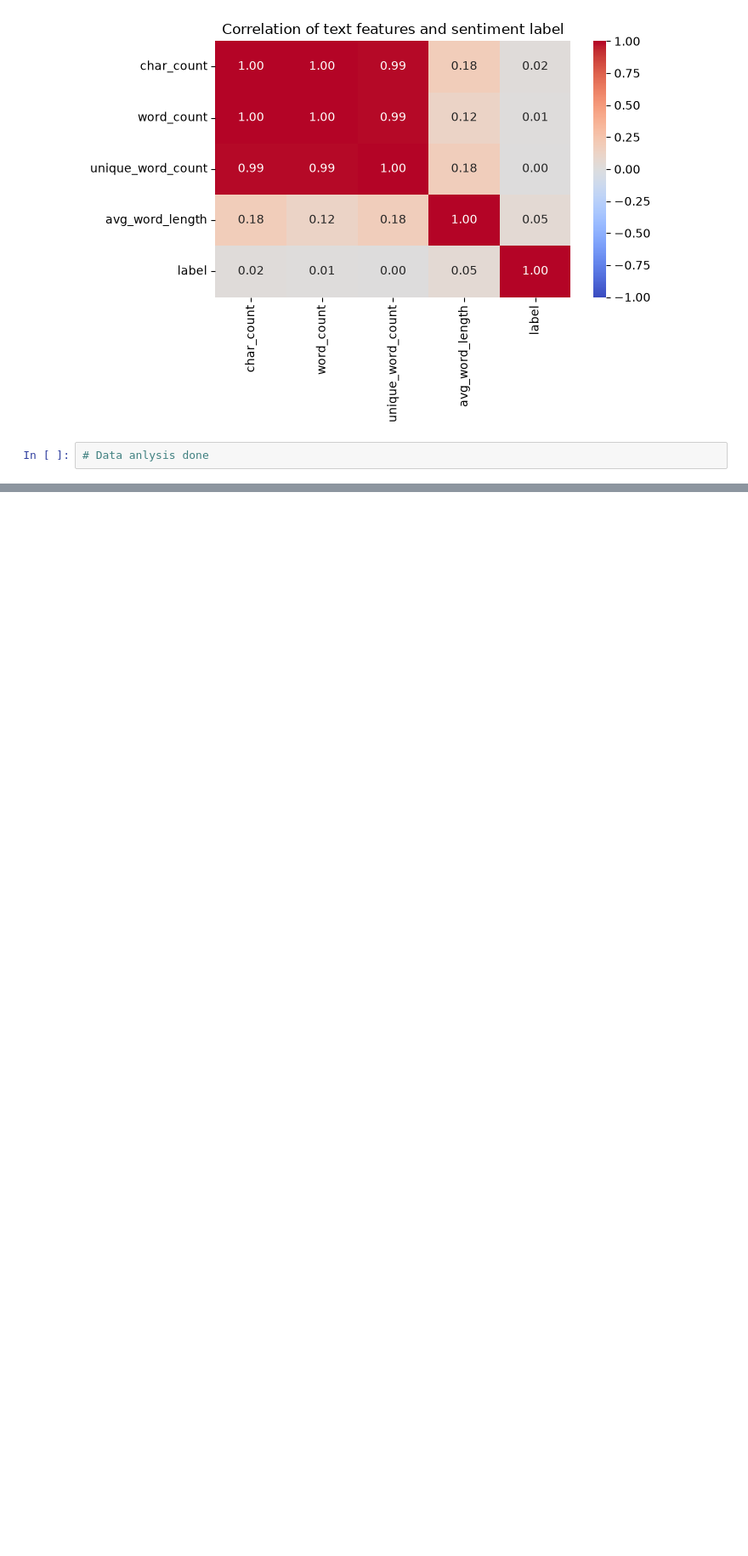
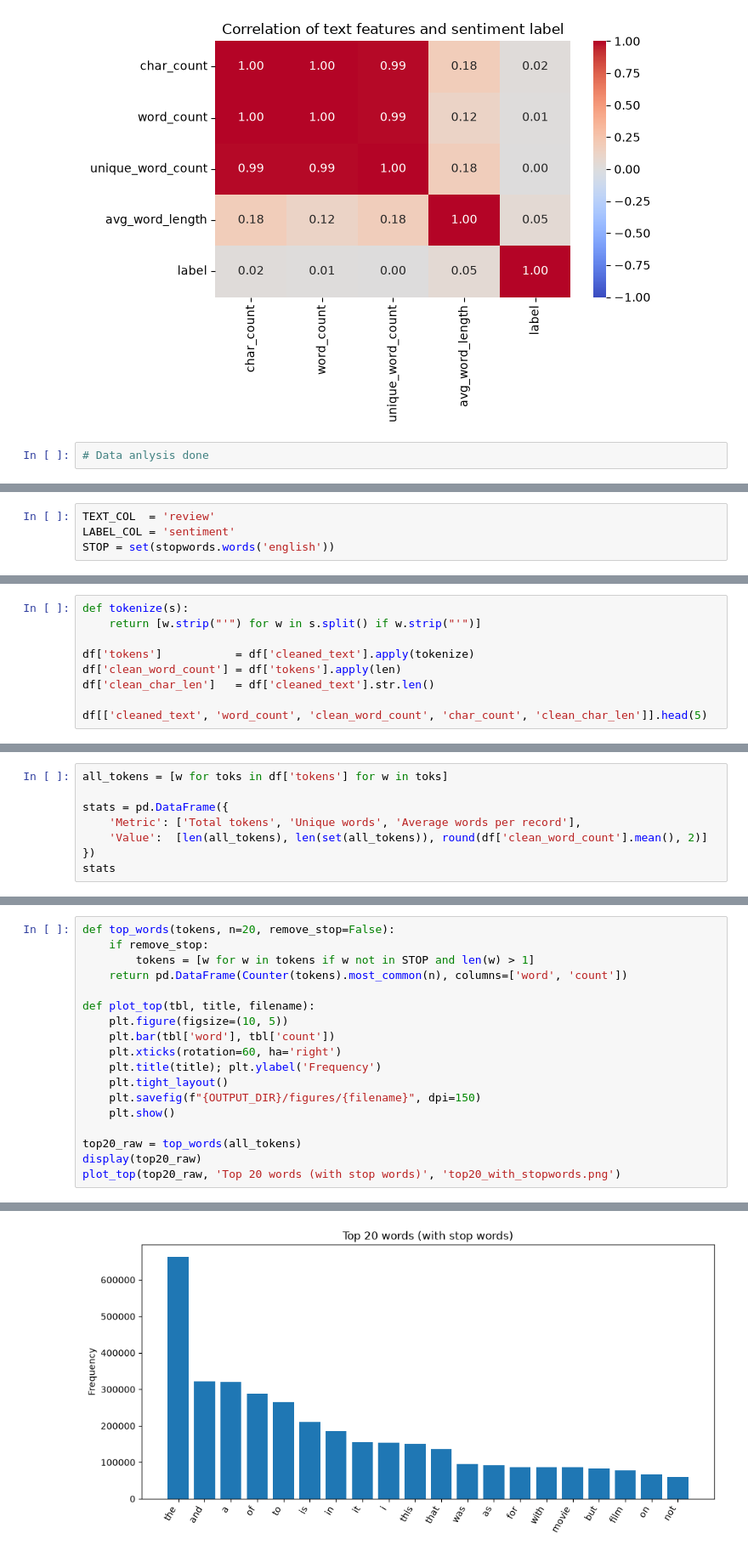
Before and after one commit to omarisleem/bd-a1, a Jupyter notebook: notebook/analysis.ipynb, the cells around one changed output, grey strips where cells are left out. Shown at 85% size. Drawn from its saved outputs; the diff is of its cells as text; blank space fills up the shorter version.

Commit message:
Text anlysis done

```diff
--- a/notebook/analysis.ipynb
+++ b/notebook/analysis.ipynb
@@ -219,0 +229,4 @@ plt.show()
+# %%
+TEXT_COL  = 'review'
+LABEL_COL = 'sentiment'
+STOP = set(stopwords.words('english'))
@@ -219,0 +269,9 @@ plt.show()
+# %%
+def tokenize(s):
+    return [w.strip("'") for w in s.split() if w.strip("'")]
+
+df['tokens']           = df['cleaned_text'].apply(tokenize)
+df['clean_word_count'] = df['tokens'].apply(len)
+df['clean_char_len']   = df['cleaned_text'].str.len()
+
+df[['cleaned_text', 'word_count', 'clean_word_count', 'char_count', 'clean_char_len']].head(5)
@@ -219,0 +285,8 @@ plt.show()
+# %%
+all_tokens = [w for toks in df['tokens'] for w in toks]
+
+stats = pd.DataFrame({
+    'Metric': ['Total tokens', 'Unique words', 'Average words per record'],
+    'Value':  [len(all_tokens), len(set(all_tokens)), round(df['clean_word_count'].mean(), 2)]
+})
+stats
@@ -219,0 +298,19 @@ plt.show()
+# %%
+def top_words(tokens, n=20, remove_stop=False):
+    if remove_stop:
+        tokens = [w for w in tokens if w not in STOP and len(w) > 1]
+    return pd.DataFrame(Counter(tokens).most_common(n), columns=['word', 'count'])
+
+def plot_top(tbl, title, filename):
+    plt.figure(figsize=(10, 5))
+    plt.bar(tbl['word'], tbl['count'])
+    plt.xticks(rotation=60, ha='right')
+    plt.title(title); plt.ylabel('Frequency')
+    plt.tight_layout()
+    plt.savefig(f"{OUTPUT_DIR}/figures/{filename}", dpi=150)
+    plt.show()
+
+top20_raw = top_words(all_tokens)
+display(top20_raw)
+plot_top(top20_raw, 'Top 20 words (with stop words)', 'top20_with_stopwords.png')
+# %% [output]
@@ -219,0 +334 @@ plt.show()
+[figure, added]
```
Also changed, not shown: parts of 11 cells of this notebook, 2 other files.
